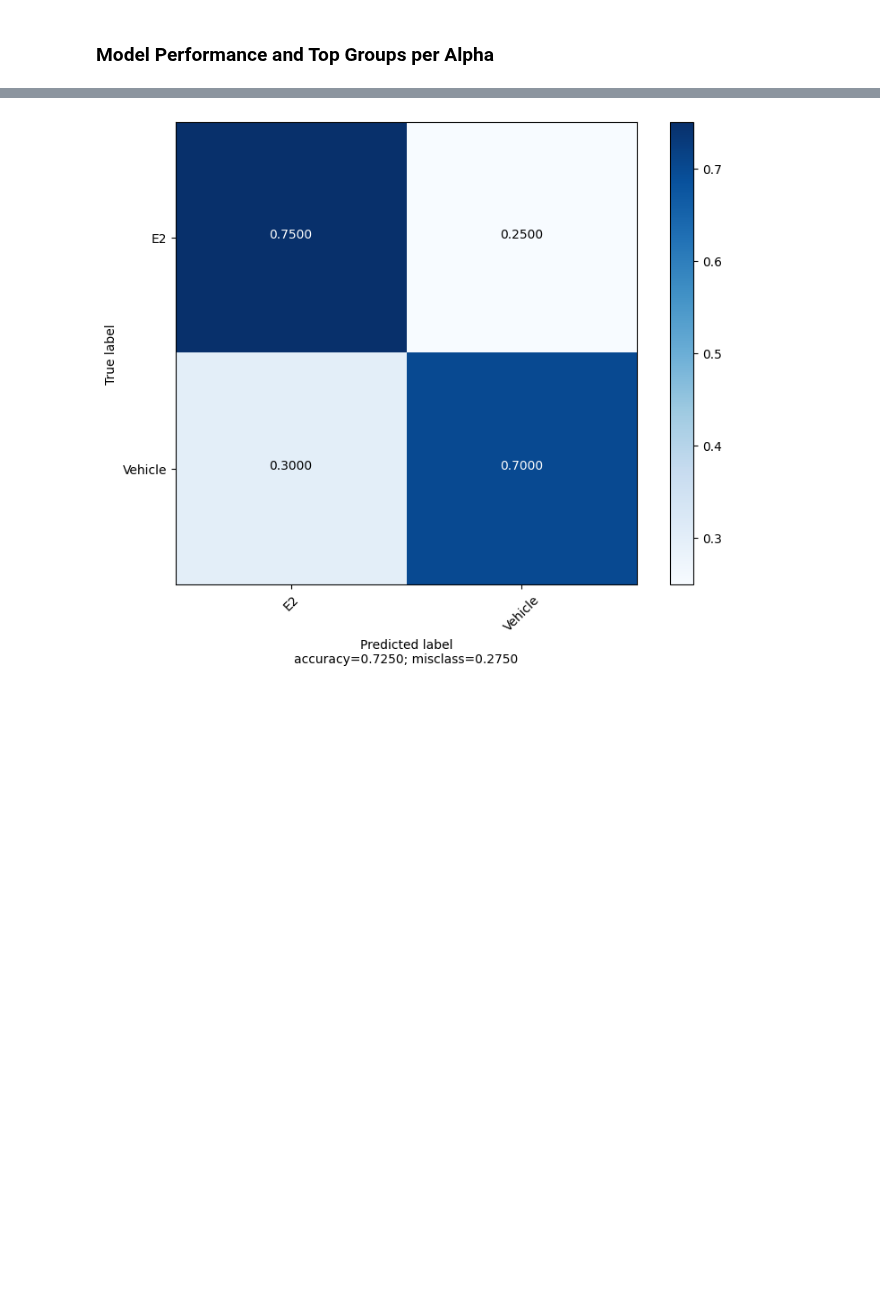
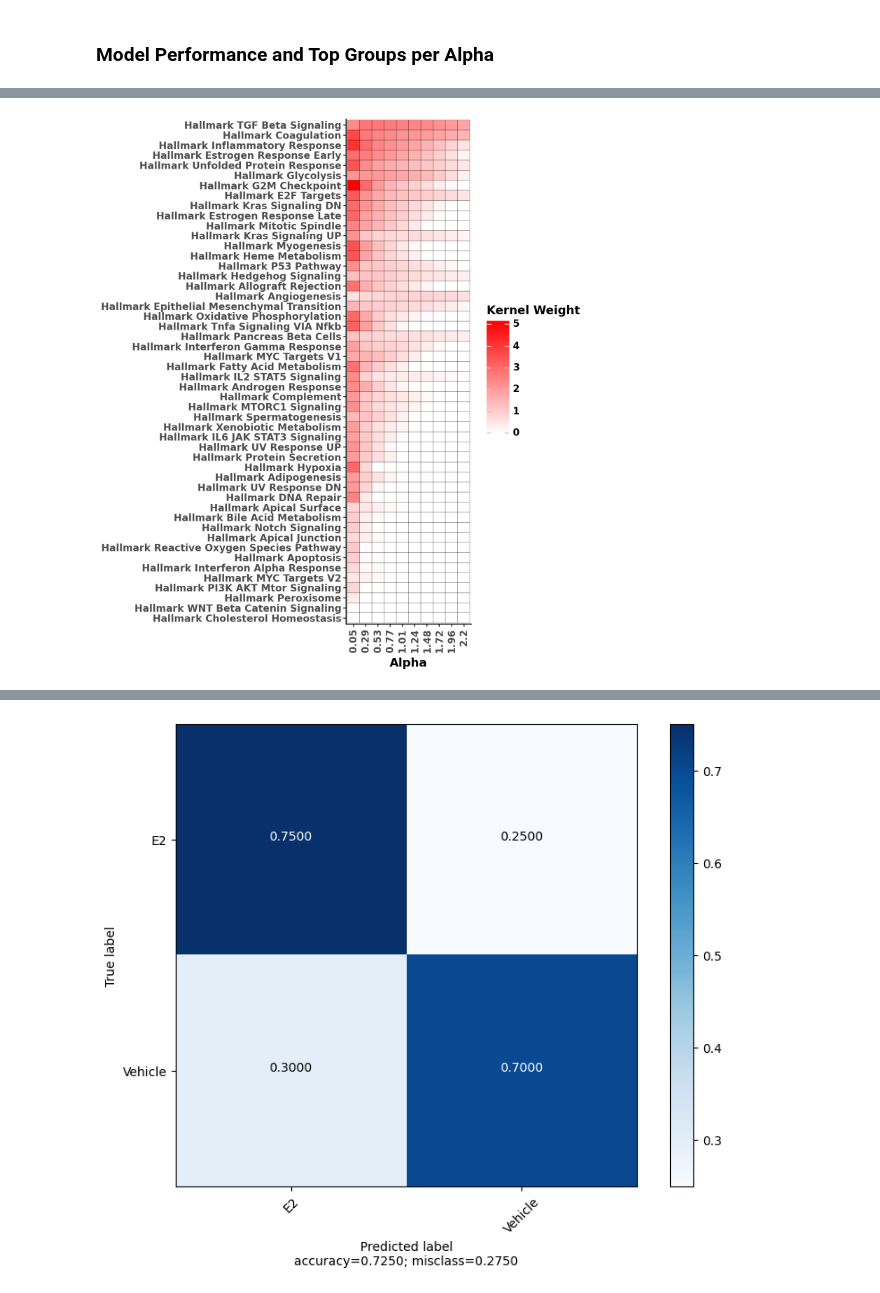
Before and after one commit to ohsu-cedar-comp-hub/scMKL, a Jupyter notebook: example/ATAC_analysis.ipynb, the cells around one changed output, grey strips where cells are left out. Saved outputs shown, nothing was run; the diff lists cells and outputs as text; code cells hidden in the pictures; blank space fills up the shorter version.

```diff
--- a/example/ATAC_analysis.ipynb
+++ b/example/ATAC_analysis.ipynb
@@ -105,3 +105,7 @@ summary_df
+# %%
+scmkl.weights_heatmap(results)
+# %% [output]
+[figure, added]
 # %%
 metric_plot = scmkl.plot_metric(summary_df, alpha_star=alpha_star, color='blue')
 metric_plot.show()
```
Also changed, not shown: parts of 3 cells of this notebook, 24 other files.
